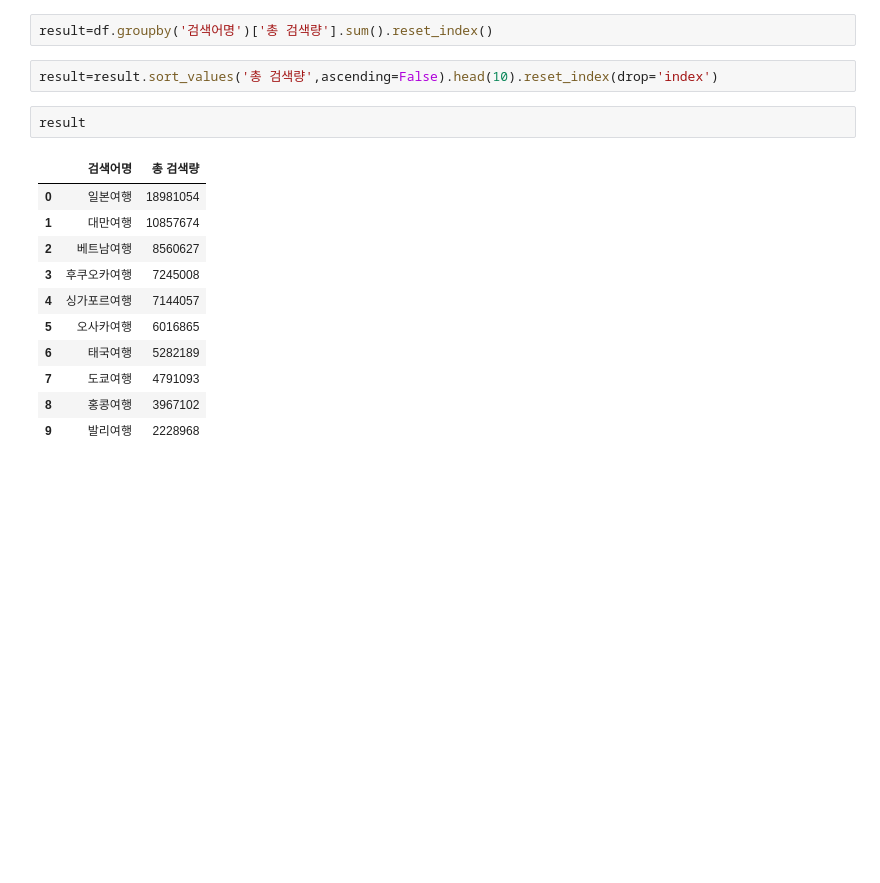
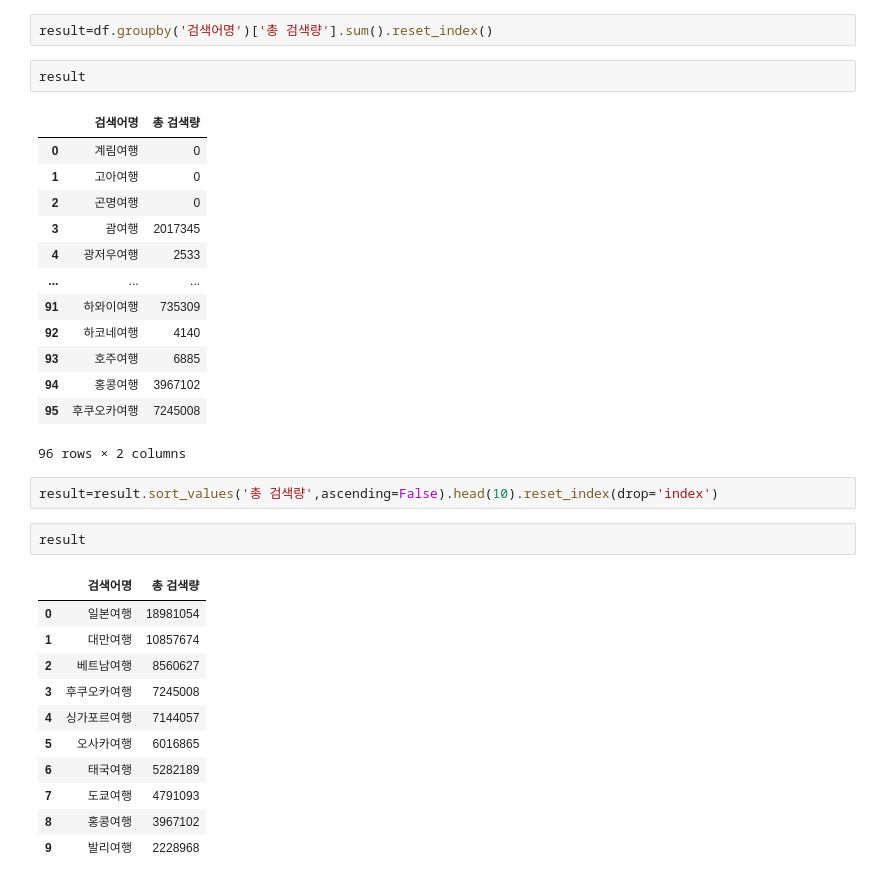
Before and after one commit to choeyeonu2411/travel-app, a Jupyter notebook: travel.ipynb, the cells around one changed output. Saved outputs shown, nothing was run; the diff lists cells and outputs as text; blank space fills up the shorter version.

```diff
--- a/travel.ipynb
+++ b/travel.ipynb
@@ -240,5 +202,21 @@ plt.show()
 # %%
 result=df.groupby('검색어명')['총 검색량'].sum().reset_index()
+# %%
+result
+# %% [output]
+|  | 검색어명 | 총 검색량 |
+| 0 | 계림여행 | 0 |
+| 1 | 고아여행 | 0 |
+| 2 | 곤명여행 | 0 |
+| 3 | 괌여행 | 2017345 |
+| 4 | 광저우여행 | 2533 |
+| ... | ... | ... |
+| 91 | 하와이여행 | 735309 |
+| 92 | 하코네여행 | 4140 |
+| 93 | 호주여행 | 6885 |
+| 94 | 홍콩여행 | 3967102 |
+| 95 | 후쿠오카여행 | 7245008 |
+96 rows × 2 columns
 # %%
 result=result.sort_values('총 검색량',ascending=False).head(10).reset_index(drop='index')
 # %%
```
Also changed, not shown: parts of 27 cells of this notebook, 2 other files.
